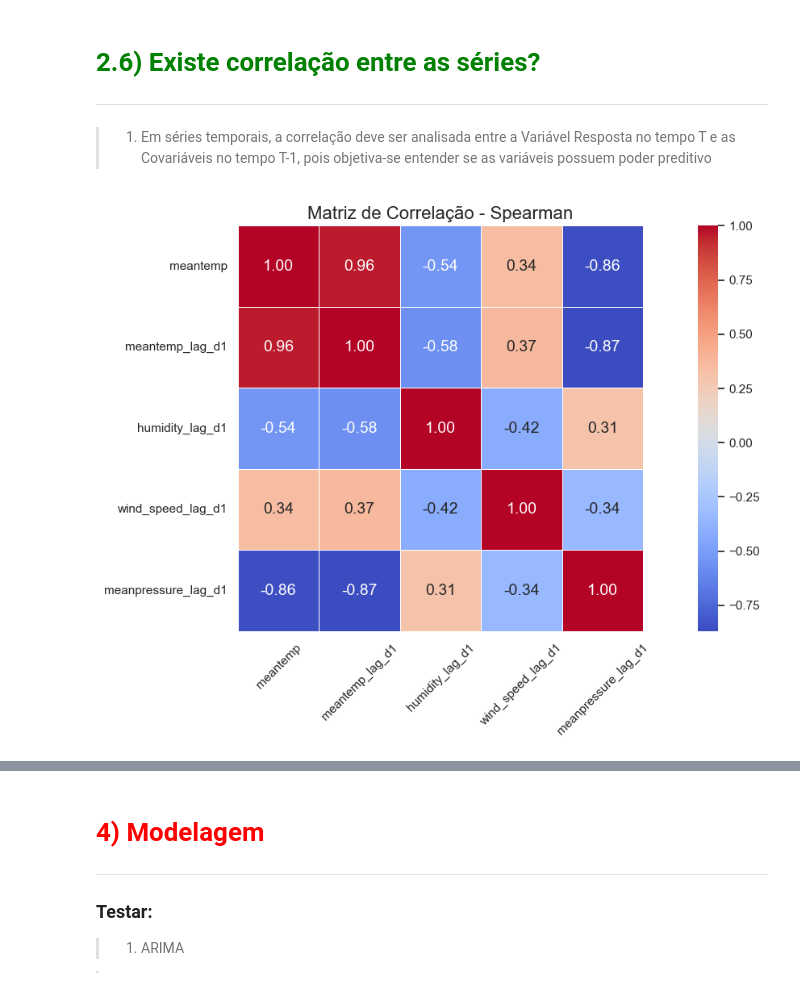
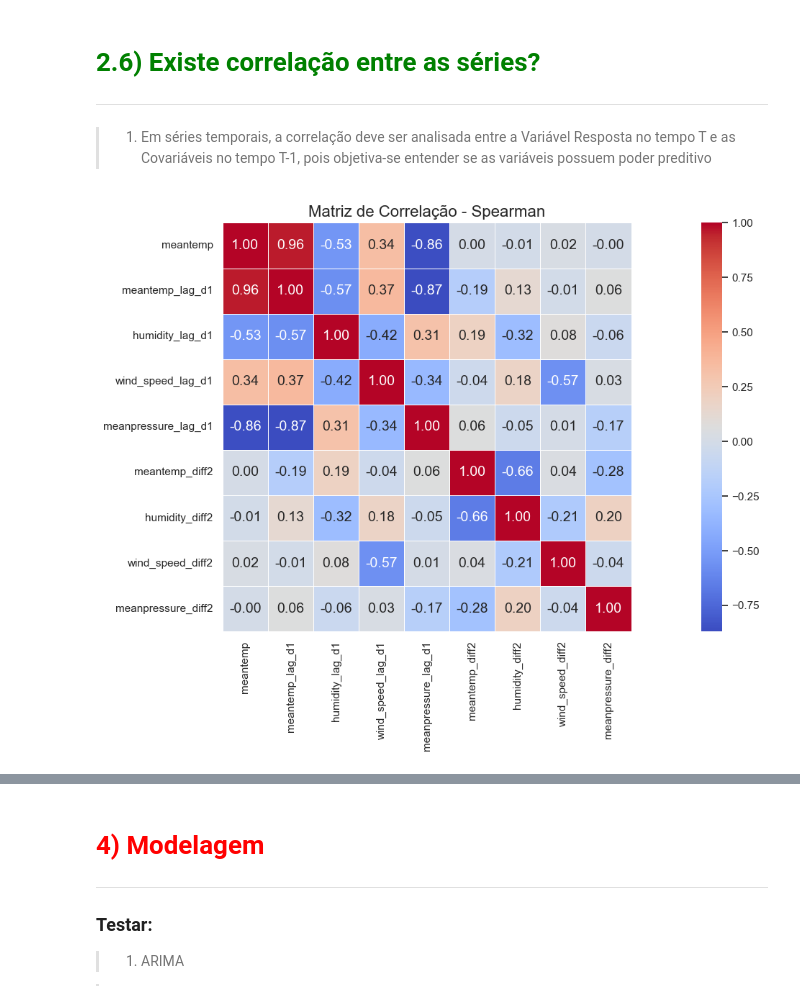
Before and after one commit to leonardovargas10/Modelo_Forecasting_Temperature-, a Jupyter notebook: Modelo_Forecasting.ipynb, the cells around one changed output, grey strips where cells are left out. Cells and saved outputs as stored; diff of their text form; code cells hidden in the pictures.

```diff
--- a/Modelo_Forecasting.ipynb
+++ b/Modelo_Forecasting.ipynb
@@ -559,24 +566,30 @@ Estacionária com nível de confiança de 95%
 # %%
 df_climate_corr = df_climate.drop(['month', 'year'], axis = 1).copy()
 df_climate_corr['meantemp_lag_d1'] = df_climate_corr['meantemp'].shift(1)
 df_climate_corr['humidity_lag_d1'] = df_climate_corr['humidity'].shift(1)
 df_climate_corr['wind_speed_lag_d1'] = df_climate_corr['wind_speed'].shift(1)
 df_climate_corr['meanpressure_lag_d1'] = df_climate_corr['meanpressure'].shift(1)
-plt.figure(figsize=(14, 7))
+
+df_climate_corr['meantemp_diff2'] = df_climate_corr['meantemp'].diff().diff()
+df_climate_corr['humidity_diff2'] = df_climate_corr['humidity'].diff().diff()
+df_climate_corr['wind_speed_diff2'] = df_climate_corr['wind_speed'].diff().diff()
+df_climate_corr['meanpressure_diff2'] = df_climate_corr['meanpressure'].diff().diff()
+
+plt.figure(figsize=(20, 8))
 
 sns.heatmap(
-    df_climate_corr[['meantemp', 'meantemp_lag_d1', 'humidity_lag_d1', 'wind_speed_lag_d1', 'meanpressure_lag_d1']].corr(method = 'spearman'),
+    df_climate_corr[['meantemp', 'meantemp_lag_d1', 'humidity_lag_d1', 'wind_speed_lag_d1', 'meanpressure_lag_d1', 'meantemp_diff2', 'humidity_diff2', 'wind_speed_diff2', 'meanpressure_diff2']].corr(method = 'spearman'),
     annot=True,
     cmap='coolwarm',
     fmt=".2f",
     linewidths=0.5,
     square=True
 )
 
 plt.title("Matriz de Correlação - Spearman", fontsize=16)
-plt.xticks(rotation=45)
+plt.xticks(rotation=90)
 plt.yticks(rotation=0)
 plt.tight_layout()
 plt.show()
 # %% [output]
-[figure, old version]
+[figure, new version]
```
Also changed, not shown: parts of 18 cells of this notebook.
